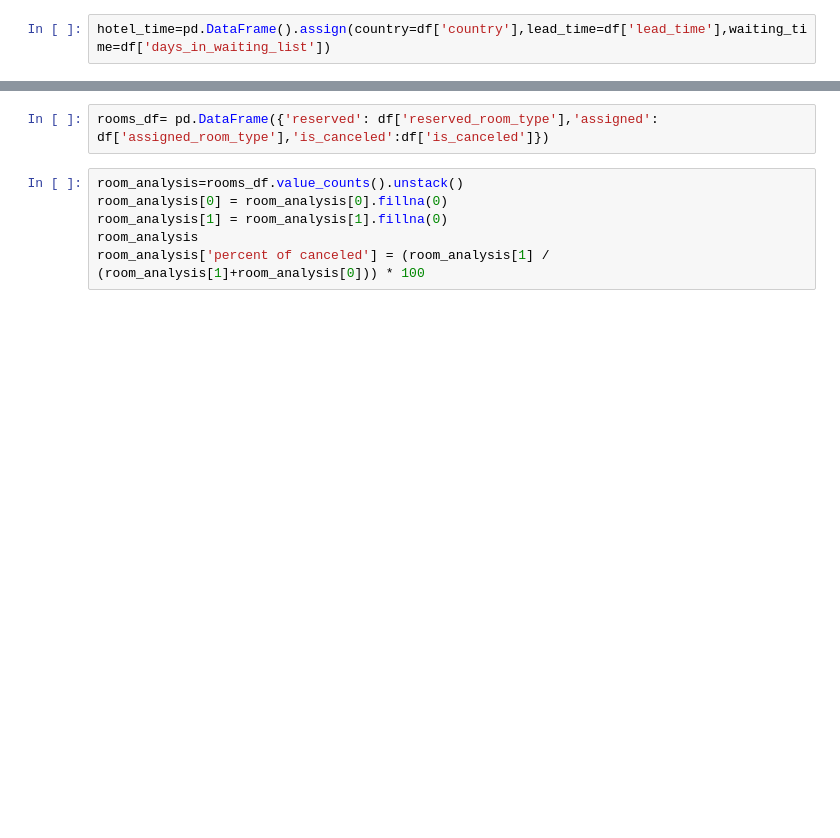
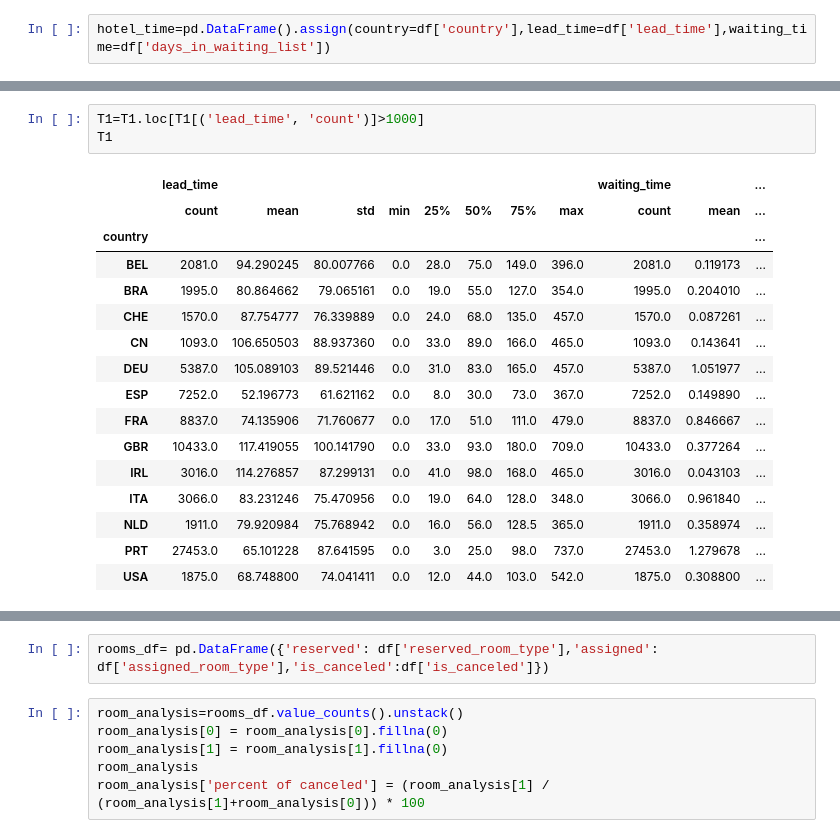
Before and after one commit to Hariharapanda-Deepak/Hotel_booking_Analysis, a Jupyter notebook: Deepak_Hotel_Booking_Analysis_Capstone_Project.ipynb, the cells around one changed output, grey strips where cells are left out. Drawn from its saved outputs; the diff is of its cells as text; blank space fills up the shorter version.

```diff
--- a/Deepak_Hotel_Booking_Analysis_Capstone_Project.ipynb
+++ b/Deepak_Hotel_Booking_Analysis_Capstone_Project.ipynb
@@ -575,0 +562,20 @@ plt.show()
+# %%
+T1=T1.loc[T1[('lead_time', 'count')]>1000]
+T1
+# %% [output]
+|  | lead_time |  |  |  |  |  |  |  | waiting_time |  | ... |
+|  | count | mean | std | min | 25% | 50% | 75% | max | count | mean | ... |
+| country |  |  |  |  |  |  |  |  |  |  | ... |
+| BEL | 2081.0 | 94.290245 | 80.007766 | 0.0 | 28.0 | 75.0 | 149.0 | 396.0 | 2081.0 | 0.119173 | ... |
+| BRA | 1995.0 | 80.864662 | 79.065161 | 0.0 | 19.0 | 55.0 | 127.0 | 354.0 | 1995.0 | 0.204010 | ... |
+| CHE | 1570.0 | 87.754777 | 76.339889 | 0.0 | 24.0 | 68.0 | 135.0 | 457.0 | 1570.0 | 0.087261 | ... |
+| CN | 1093.0 | 106.650503 | 88.937360 | 0.0 | 33.0 | 89.0 | 166.0 | 465.0 | 1093.0 | 0.143641 | ... |
+| DEU | 5387.0 | 105.089103 | 89.521446 | 0.0 | 31.0 | 83.0 | 165.0 | 457.0 | 5387.0 | 1.051977 | ... |
+| ESP | 7252.0 | 52.196773 | 61.621162 | 0.0 | 8.0 | 30.0 | 73.0 | 367.0 | 7252.0 | 0.149890 | ... |
+| FRA | 8837.0 | 74.135906 | 71.760677 | 0.0 | 17.0 | 51.0 | 111.0 | 479.0 | 8837.0 | 0.846667 | ... |
+| GBR | 10433.0 | 117.419055 | 100.141790 | 0.0 | 33.0 | 93.0 | 180.0 | 709.0 | 10433.0 | 0.377264 | ... |
+| IRL | 3016.0 | 114.276857 | 87.299131 | 0.0 | 41.0 | 98.0 | 168.0 | 465.0 | 3016.0 | 0.043103 | ... |
+| ITA | 3066.0 | 83.231246 | 75.470956 | 0.0 | 19.0 | 64.0 | 128.0 | 348.0 | 3066.0 | 0.961840 | ... |
+| NLD | 1911.0 | 79.920984 | 75.768942 | 0.0 | 16.0 | 56.0 | 128.5 | 365.0 | 1911.0 | 0.358974 | ... |
+| PRT | 27453.0 | 65.101228 | 87.641595 | 0.0 | 3.0 | 25.0 | 98.0 | 737.0 | 27453.0 | 1.279678 | ... |
+| USA | 1875.0 | 68.748800 | 74.041411 | 0.0 | 12.0 | 44.0 | 103.0 | 542.0 | 1875.0 | 0.308800 | ... |
```
Also changed, not shown: parts of 11 cells of this notebook.
